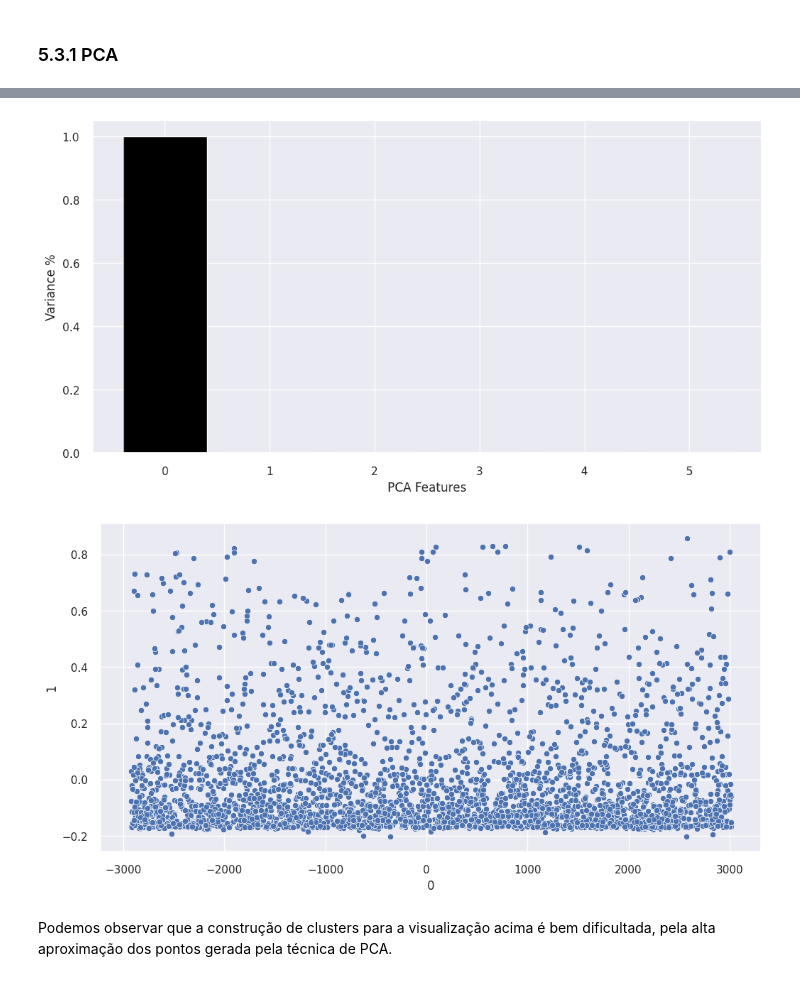
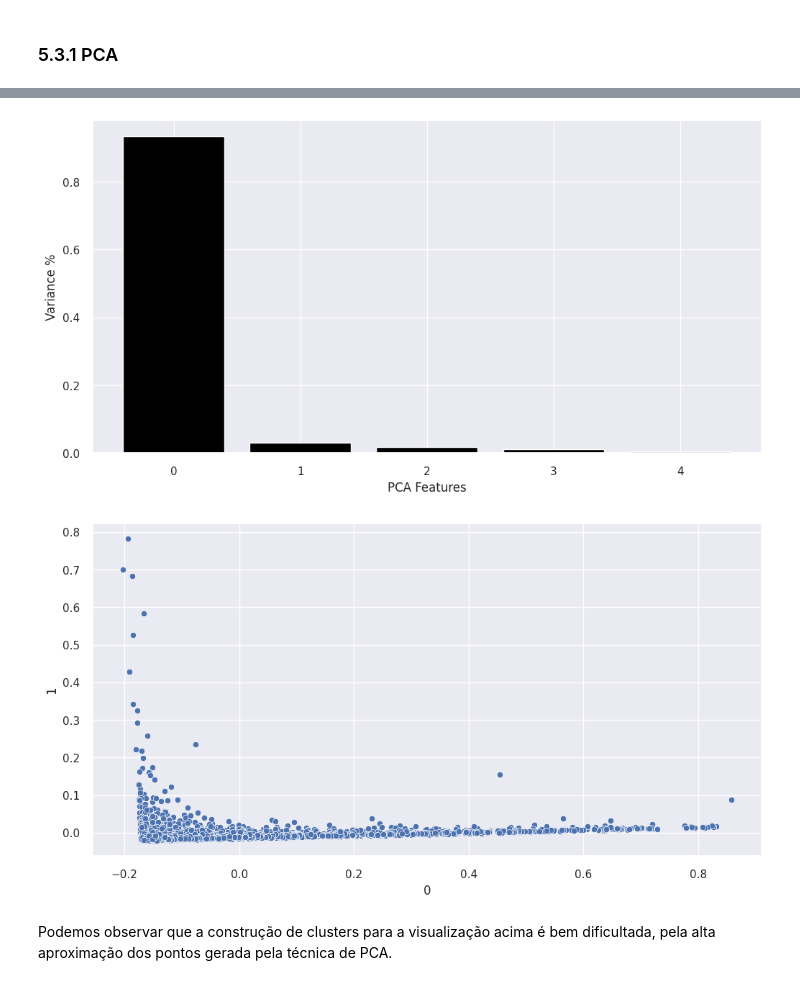
Before and after one commit to leassis91/allmart, a Jupyter notebook: notebooks/c12_quadro_de_respostas.ipynb, the cells around one changed output, grey strips where cells are left out. Cells and saved outputs as stored; diff of their text form; code cells hidden in the pictures.

```diff
--- a/notebooks/c12_quadro_de_respostas.ipynb
+++ b/notebooks/c12_quadro_de_respostas.ipynb
@@ -471,7 +488,8 @@ df3 = df3.drop(columns='description', axis=1)
 
 
 # Map
-df3 = df3[~df3['country'].isin(['European Community', 'Unspecified'])]
+df3 = df3[df3['country'].isin(['United Kingdom'])]
+# df3 = df3[~df3['country'].isin(['European Community', 'Unspecified'])]
 
 
 # Bad Users - Atualizado após Análise Univariada
@@ -533,7 +551,8 @@ df_freq = (df3_purchases[['customer_id', 'invoice_no']].drop_duplicates()
                                                       .groupby('customer_id')
                                                       .count()
                                                       .reset_index()
-                                                      .rename(columns={'invoice_no':'qtde_invoices'}))
+                                                      .astype(int)
+                                                      .rename(columns={'invoice_no':'frequency'}))
 df_ref = pd.merge(df_ref, df_freq, how='left', on='customer_id')
 df_ref.rename(columns={'gross_revenue':'monetary',
 #                'invoice_no':'quantity'
@@ -650,10 +667,10 @@ df_aux47 = (df3_purchases[['customer_id', 'invoice_no', 'invoice_date']].drop_du
                                                                   buy_ = ('invoice_no', 'count'))).reset_index()
 
 # Frequency
-df_aux47['frequency'] = df_aux47[['buy_', 'days_']].apply(lambda x: x['buy_'] / x['days_'] if x['days_'] != 0 else 0, axis=1)
+df_aux47['frequency_day'] = df_aux47[['buy_', 'days_']].apply(lambda x: x['buy_'] / x['days_'] if x['days_'] != 0 else 0, axis=1)
 
 # Merge
-df_ref = pd.merge(df_ref, df_aux47[['customer_id', 'frequency']], on='customer_id', how='left')
+df_ref = pd.merge(df_ref, df_aux47[['customer_id', 'frequency_day']], on='customer_id', how='left')
 
 df_ref.isna().sum()
 # %% [output]
@@ -993,0 +1010,8 @@ Teremos um espaço de 6 dimensões.
+# %%
+# copy reference dataframe to test PCA
+df_aux = X.copy()
+df_aux.drop( columns = ['customer_id'], inplace = True)
+
+pca = PCA(random_state = CFG.seed)
+
+pca.fit( df_aux )
@@ -994,24 +1038,23 @@ Teremos um espaço de 6 dimensões.
 # %%
 # Create a PCA instance
-pca = PCA(n_components=n_dim)
-principal_components = pca.fit_transform(X)
+principal_components = pca.fit_transform(df_aux)
 
 # Plot explained Variances
 features = range(pca.n_components_)
 
 plt.bar(features, pca.explained_variance_ratio_, color='black')
 plt.xlabel('PCA Features')
 plt.ylabel('Variance %')
 plt.xticks(features)
 
 # Save Components to a DataFrame
 df_pca = pd.DataFrame(principal_components)
 # %% [output]
-[figure, old version]
+[figure, new version]
 # %%
 sns.scatterplot(x=0, y=1, data=df_pca);
 # %% [output]
-[figure, old version]
+[figure, new version]
 # %% [markdown]
 Podemos observar que a construção de clusters para a visualização acima é bem dificultada, pela alta aproximação dos pontos gerada pela técnica de PCA.
 # %% [markdown]
```
Also changed, not shown: parts of 68 cells of this notebook, 2 other files.
